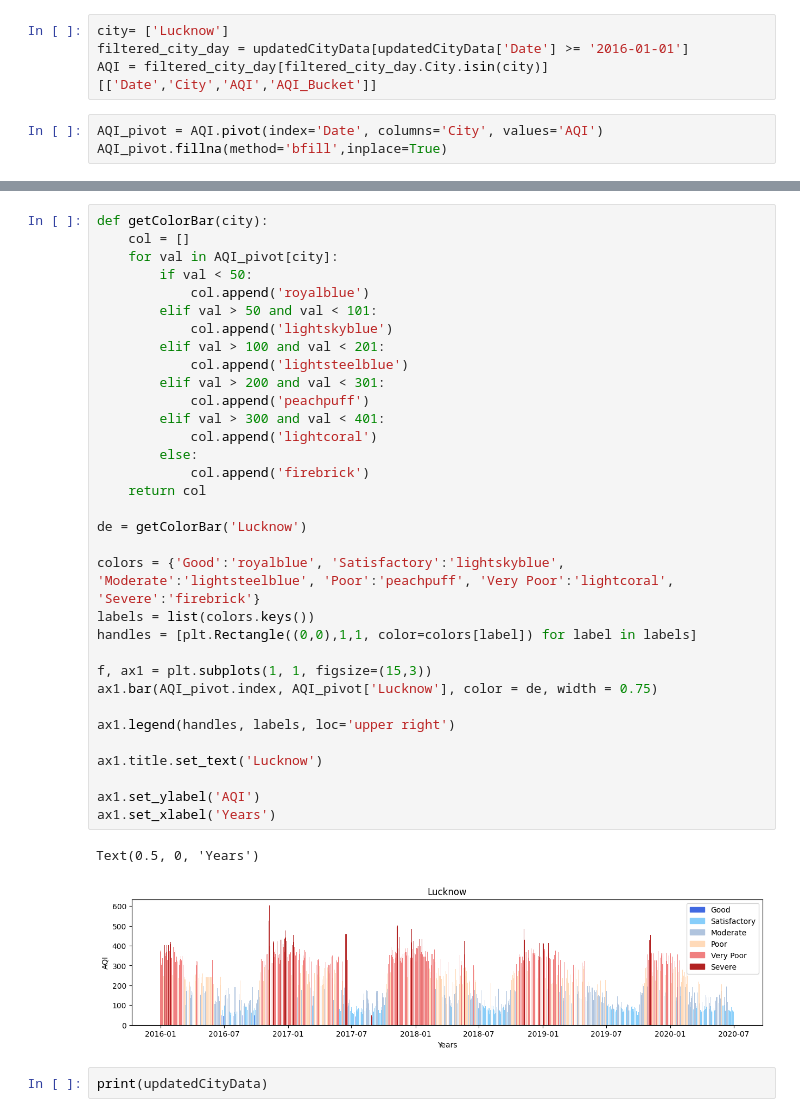
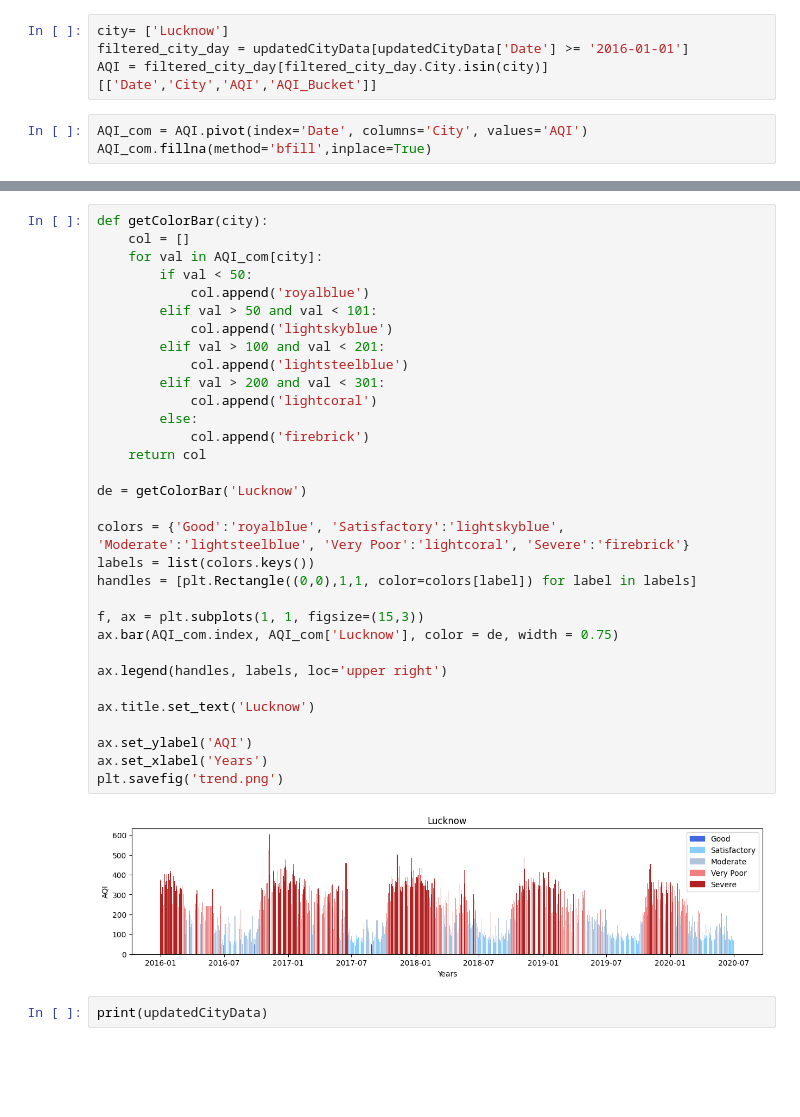
Before and after one commit to abyasingh/GGH_Ideathon, a Jupyter notebook: air_pollution.ipynb, the cells around one changed output, grey strips where cells are left out. Saved outputs shown, nothing was run; the diff lists cells and outputs as text; blank space fills up the shorter version.

```diff
--- a/air_pollution.ipynb
+++ b/air_pollution.ipynb
@@ -187,6 +207,6 @@ city= ['Lucknow']
 filtered_city_day = updatedCityData[updatedCityData['Date'] >= '2016-01-01']
 AQI = filtered_city_day[filtered_city_day.City.isin(city)][['Date','City','AQI','AQI_Bucket']]
 # %%
-AQI_pivot = AQI.pivot(index='Date', columns='City', values='AQI')
-AQI_pivot.fillna(method='bfill',inplace=True)
+AQI_com = AQI.pivot(index='Date', columns='City', values='AQI')
+AQI_com.fillna(method='bfill',inplace=True)
 # %%
@@ -210,39 +230,37 @@ Date
 # %%
 def getColorBar(city):
     col = []
-    for val in AQI_pivot[city]:
+    for val in AQI_com[city]:
         if val < 50:
             col.append('royalblue')
         elif val > 50 and val < 101:
             col.append('lightskyblue')
         elif val > 100 and val < 201:
             col.append('lightsteelblue')
         elif val > 200 and val < 301:
-            col.append('peachpuff')
-        elif val > 300 and val < 401:
             col.append('lightcoral')
         else:
             col.append('firebrick')
     return col
 
 de = getColorBar('Lucknow')
 
-colors = {'Good':'royalblue', 'Satisfactory':'lightskyblue', 'Moderate':'lightsteelblue', 'Poor':'peachpuff', 'Very Poor':'lightcoral', 'Severe':'firebrick'}
+colors = {'Good':'royalblue', 'Satisfactory':'lightskyblue', 'Moderate':'lightsteelblue', 'Very Poor':'lightcoral', 'Severe':'firebrick'}
 labels = list(colors.keys())
 handles = [plt.Rectangle((0,0),1,1, color=colors[label]) for label in labels]
 
-f, ax1 = plt.subplots(1, 1, figsize=(15,3))
-ax1.bar(AQI_pivot.index, AQI_pivot['Lucknow'], color = de, width = 0.75)
+f, ax = plt.subplots(1, 1, figsize=(15,3))
+ax.bar(AQI_com.index, AQI_com['Lucknow'], color = de, width = 0.75)
 
-ax1.legend(handles, labels, loc='upper right')
+ax.legend(handles, labels, loc='upper right')
 
-ax1.title.set_text('Lucknow')
+ax.title.set_text('Lucknow')
 
-ax1.set_ylabel('AQI')
-ax1.set_xlabel('Years')
+ax.set_ylabel('AQI')
+ax.set_xlabel('Years')
+plt.savefig('trend.png')
 # %% [output]
-Text(0.5, 0, 'Years')
-[figure, old version]
+[figure, new version]
 # %%
 print(updatedCityData)
 # %% [output]
```
Also changed, not shown: parts of 29 cells of this notebook.
